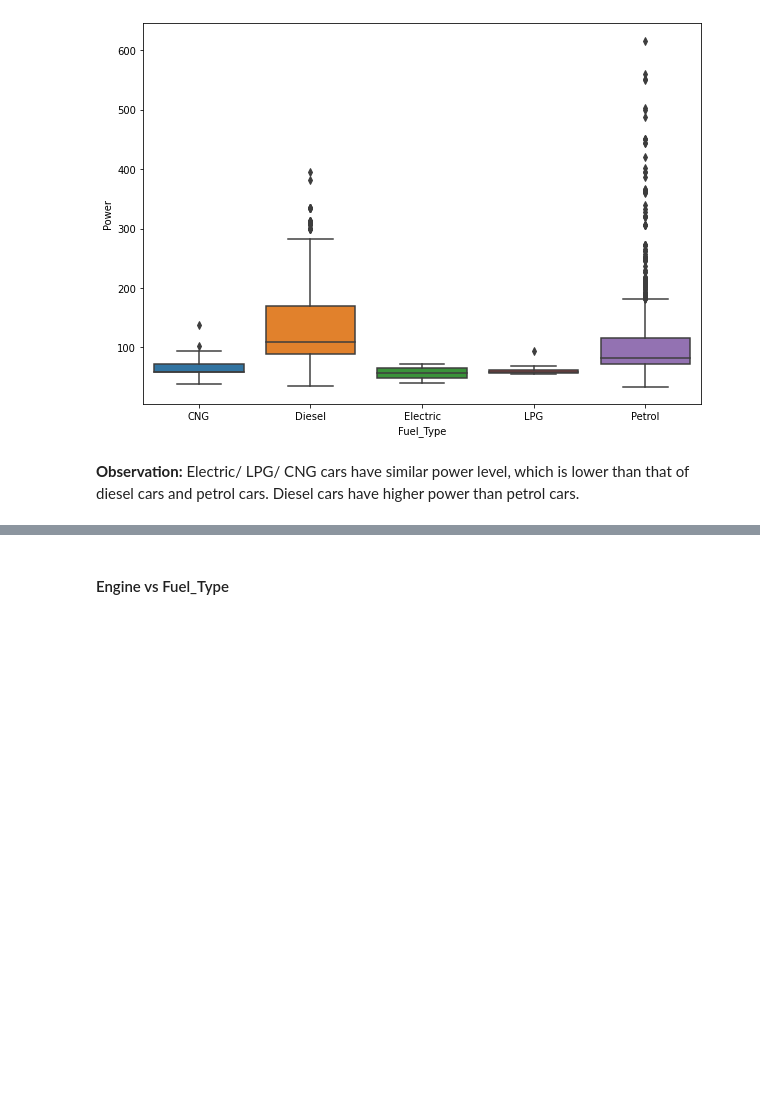
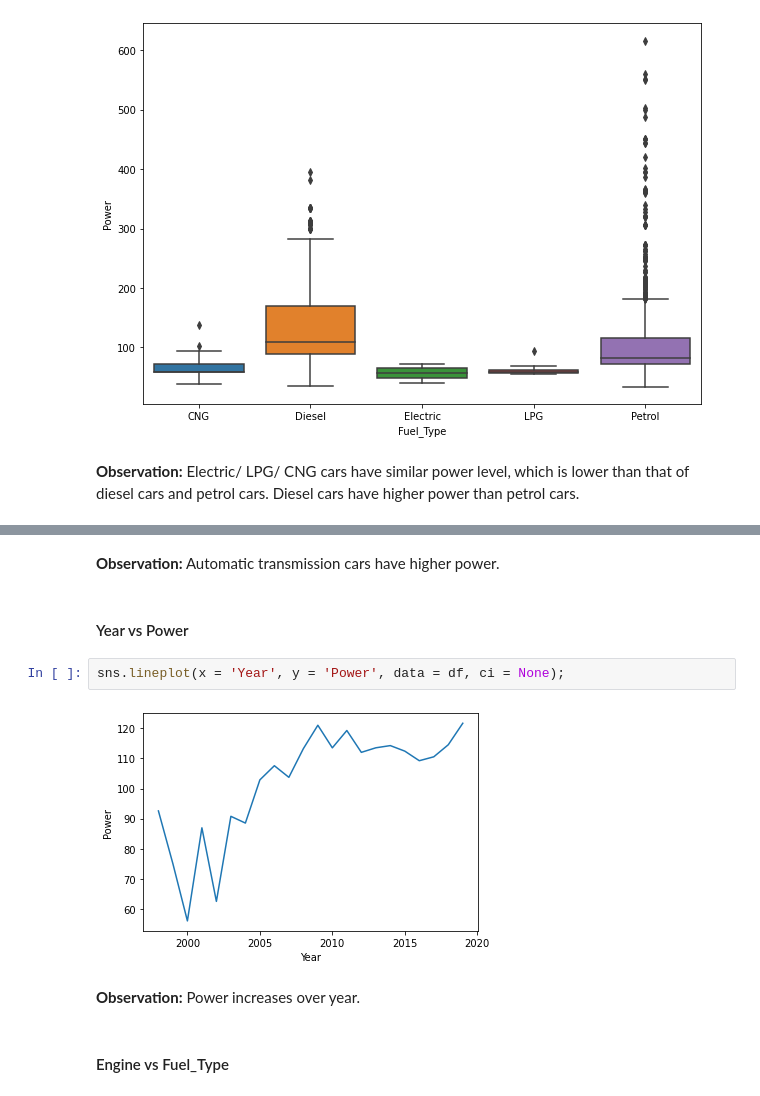
Before and after one commit to liangym2014/Data-science-and-machine-learning, a Jupyter notebook: 2.Cars4U_Project_Solution_Yanming.ipynb, the cells around one changed output, grey strips where cells are left out. Drawn from its saved outputs; the diff is of its cells as text; blank space fills up the shorter version.

```diff
--- a/2.Cars4U_Project_Solution_Yanming.ipynb
+++ b/2.Cars4U_Project_Solution_Yanming.ipynb
@@ -650,3 +656,13 @@ sns.boxplot(x = 'Fuel_Type', y = 'Power', data = df);
+# %% [markdown]
+**Observation:** Automatic transmission cars have higher power.
+# %% [markdown]
+#### Year vs Power
+# %%
+sns.lineplot(x = 'Year', y = 'Power', data = df, ci = None);
+# %% [output]
+[figure, added]
+# %% [markdown]
+**Observation:** Power increases over year.
 # %% [markdown]
 #### Engine vs Fuel_Type
 # %%
```
Also changed, not shown: parts of 47 cells of this notebook.
